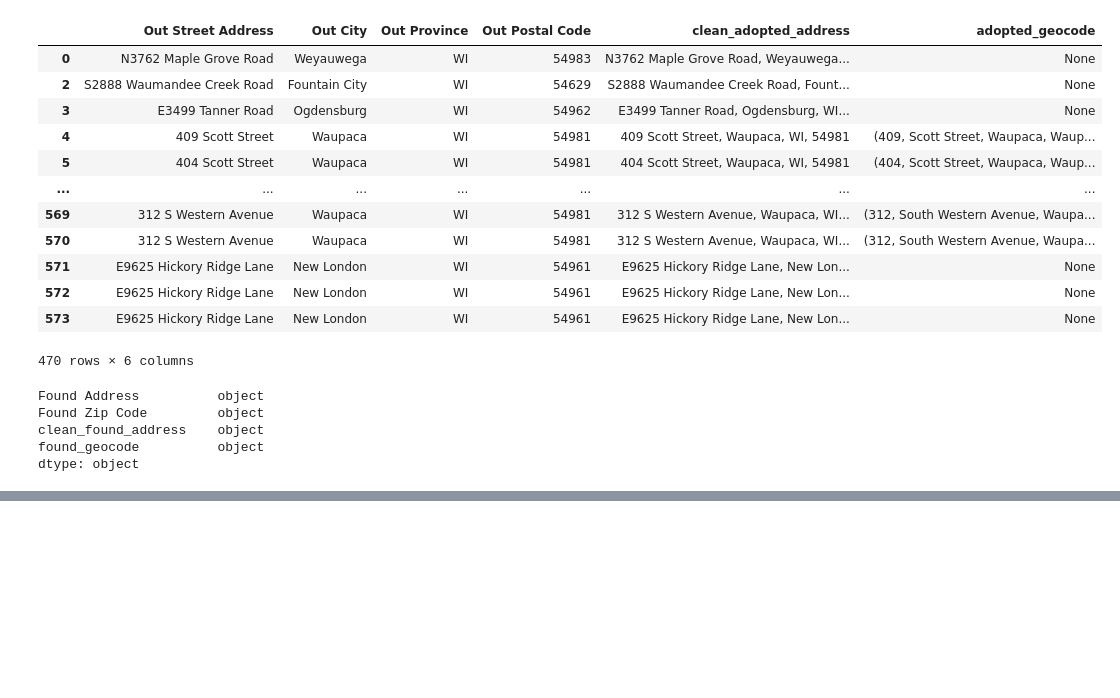
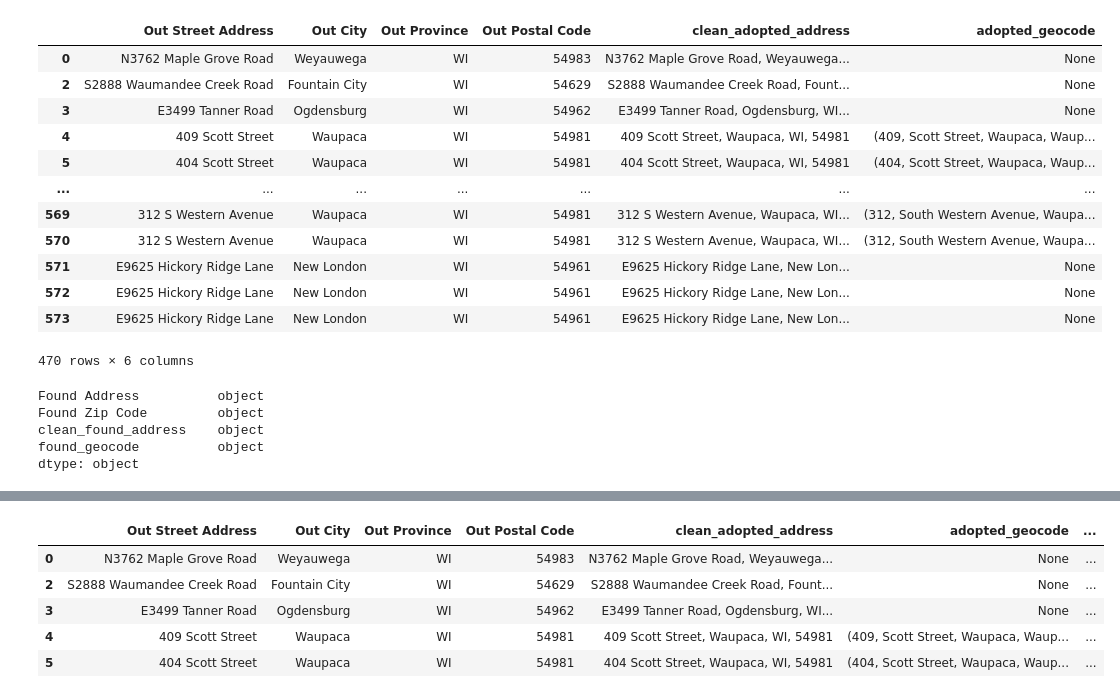
Before and after one commit to JSischo/Waupaca_repo, a Jupyter notebook: EDA2018CSVfile.ipynb, the cells around one changed output, grey strips where cells are left out. Saved outputs shown, nothing was run; the diff lists cells and outputs as text; code cells hidden in the pictures; blank space fills up the shorter version.

```diff
--- a/EDA2018CSVfile.ipynb
+++ b/EDA2018CSVfile.ipynb
@@ -370,0 +372,3 @@ found_address_df
+# %%
+adopted_address_df['adopted_lat'] = [g.latitude if g is not None else 0 for g in adopted_address_df.adopted_geocode]
+adopted_address_df['adopted_long'] = [g.longitude if g is not None else 0 for g in adopted_address_df.adopted_geocode]
@@ -371,3 +385,12 @@ found_address_df
+# %%
+adopted_address_df.head()
+# %% [output]
+|  | Out Street Address | Out City | Out Province | Out Postal Code | clean_adopted_address | adopted_geocode | ... |
+| 0 | N3762 Maple Grove Road | Weyauwega | WI | 54983 | N3762 Maple Grove Road, Weyauwega... | None | ... |
+| 2 | S2888 Waumandee Creek Road | Fountain City | WI | 54629 | S2888 Waumandee Creek Road, Fount... | None | ... |
+| 3 | E3499 Tanner Road | Ogdensburg | WI | 54962 | E3499 Tanner Road, Ogdensburg, WI... | None | ... |
+| 4 | 409 Scott Street | Waupaca | WI | 54981 | 409 Scott Street, Waupaca, WI, 54981 | (409, Scott Street, Waupaca, Waup... | ... |
+| 5 | 404 Scott Street | Waupaca | WI | 54981 | 404 Scott Street, Waupaca, WI, 54981 | (404, Scott Street, Waupaca, Waup... | ... |
 # %%
 #save cleaned df to csv
 # save addresses dfs to separate csv files
```
Also changed, not shown: parts of 7 cells of this notebook, 6 other files.
